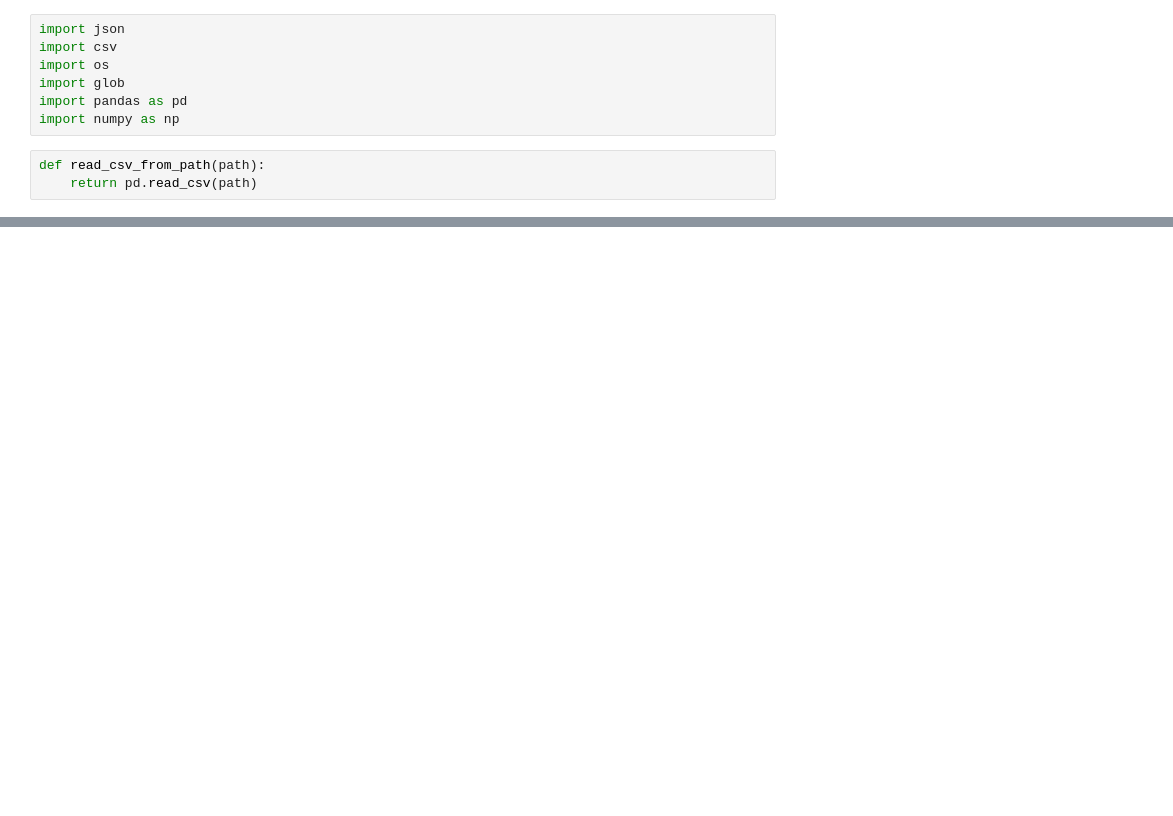
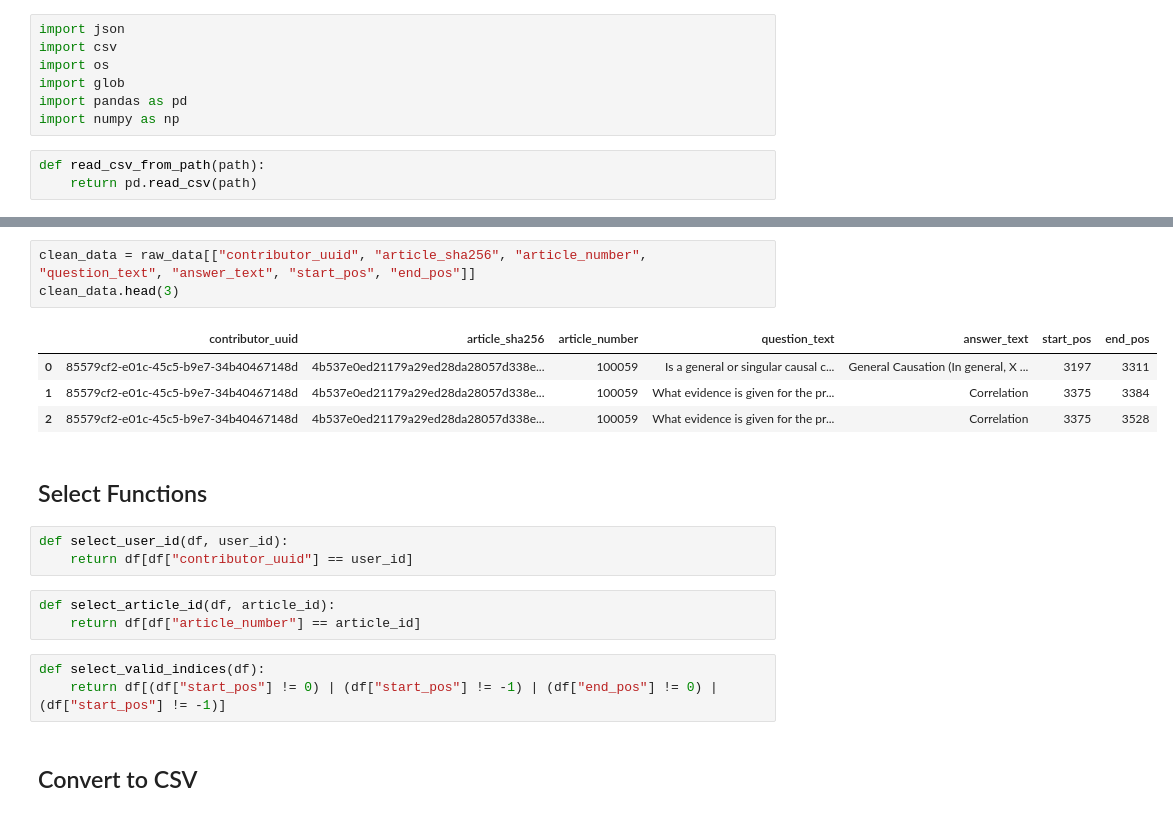
Before and after one commit to Goodly/pe-consensus-scoring, a Jupyter notebook: consensus_and_scoring/newsfeed/visualizations/DataHunt.ipynb, the cells around one changed output, grey strips where cells are left out. Drawn from its saved outputs; the diff is of its cells as text; blank space fills up the shorter version.

```diff
--- a/consensus_and_scoring/newsfeed/visualizations/DataHunt.ipynb
+++ b/consensus_and_scoring/newsfeed/visualizations/DataHunt.ipynb
@@ -28,0 +66,21 @@ def userID(frame):
+# %%
+clean_data = raw_data[["contributor_uuid", "article_sha256", "article_number", "question_text", "answer_text", "start_pos", "end_pos"]]
+clean_data.head(3)
+# %% [output]
+|  | contributor_uuid | article_sha256 | article_number | question_text | answer_text | start_pos | end_pos |
+| 0 | 85579cf2-e01c-45c5-b9e7-34b40467148d | 4b537e0ed21179a29ed28da28057d338e... | 100059 | Is a general or singular causal c... | General Causation (In general, X ... | 3197 | 3311 |
+| 1 | 85579cf2-e01c-45c5-b9e7-34b40467148d | 4b537e0ed21179a29ed28da28057d338e... | 100059 | What evidence is given for the pr... | Correlation | 3375 | 3384 |
+| 2 | 85579cf2-e01c-45c5-b9e7-34b40467148d | 4b537e0ed21179a29ed28da28057d338e... | 100059 | What evidence is given for the pr... | Correlation | 3375 | 3528 |
+# %% [markdown]
+## Select Functions
+# %%
+def select_user_id(df, user_id):
+    return df[df["contributor_uuid"] == user_id]
+# %%
+def select_article_id(df, article_id):
+    return df[df["article_number"] == article_id]
+# %%
+def select_valid_indices(df):
+    return df[(df["start_pos"] != 0) | (df["start_pos"] != -1) | (df["end_pos"] != 0) | (df["start_pos"] != -1)]
+# %% [markdown]
+## Convert to CSV
```
Also changed, not shown: parts of 15 cells of this notebook, 4 other files.
